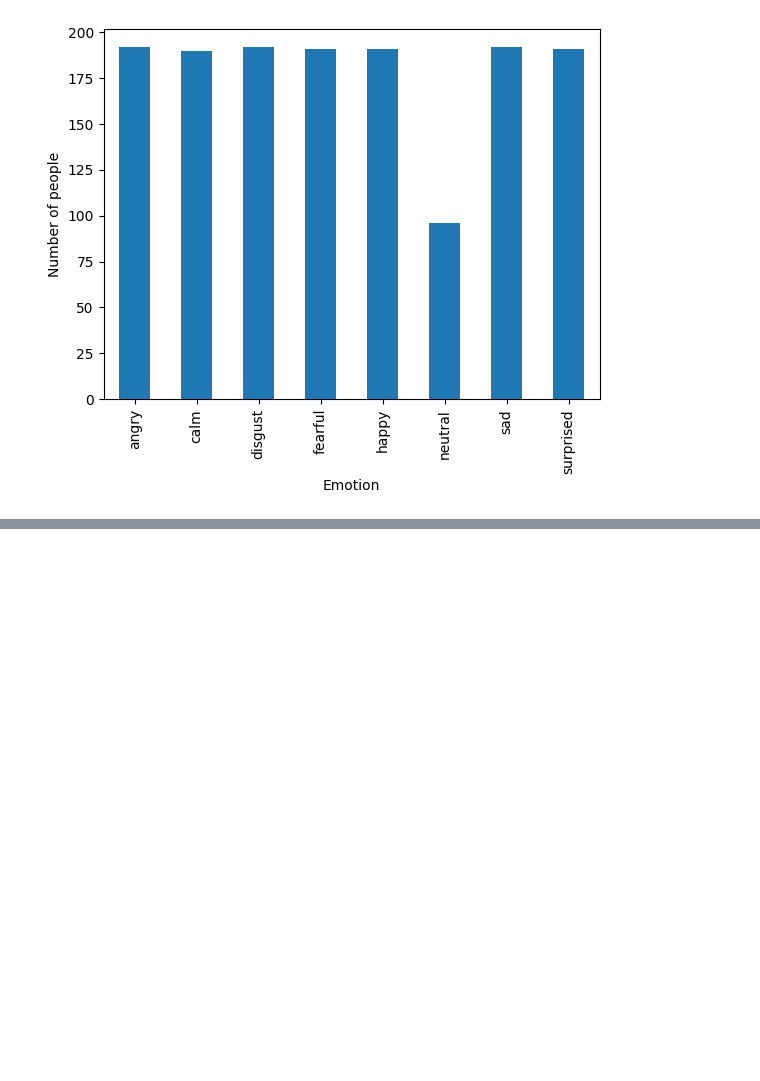
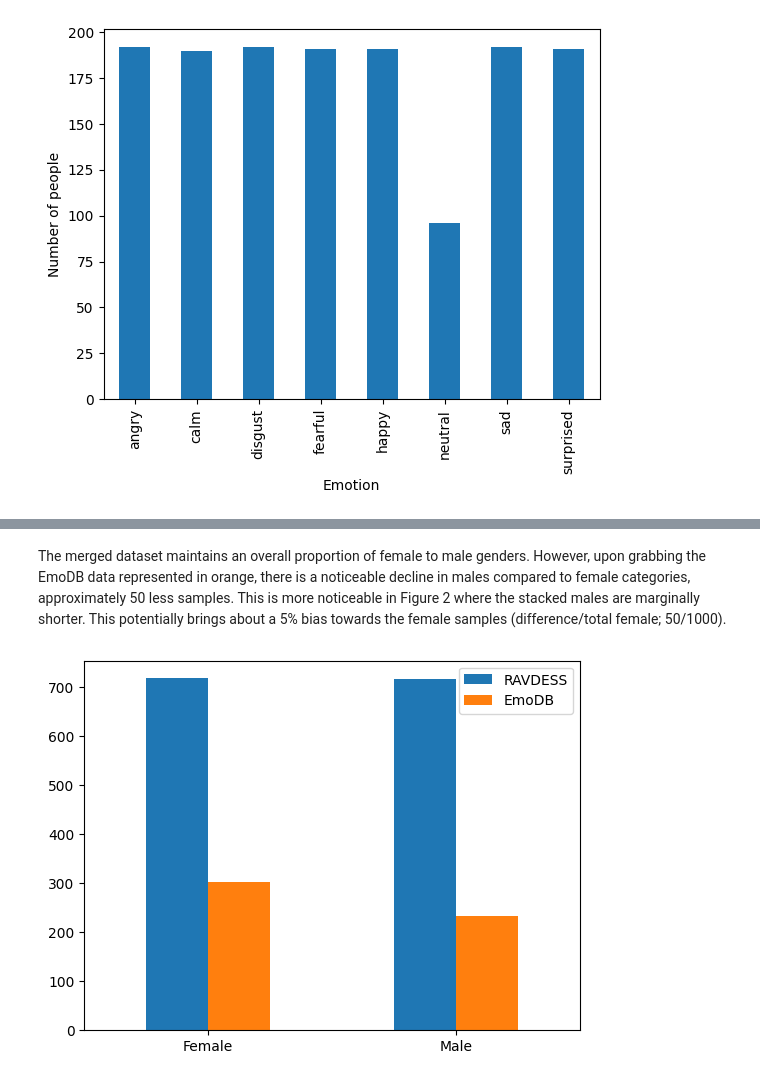
Before and after one commit to SorrenJ/Week-2_Data_Preprocessing, a Jupyter notebook: Week_2_Data_Preprocessing.ipynb, the cells around one changed output, grey strips where cells are left out. Cells and saved outputs as stored; diff of their text form; code cells hidden in the pictures; blank space fills up the shorter version.

Commit message:
Created merged dataframes and visualizations

```diff
--- a/Week_2_Data_Preprocessing.ipynb
+++ b/Week_2_Data_Preprocessing.ipynb
@@ -1230,0 +1250,15 @@ py.show()
+# %% [markdown]
+The merged dataset maintains an overall proportion of female to male genders. However, upon grabbing the EmoDB data represented in orange, there is a noticeable decline in males compared to female categories, approximately 50 less samples. This is more noticeable in Figure 2 where the stacked males are marginally shorter. This potentially brings about a 5% bias towards the female samples (difference/total female; 50/1000).
+# %%
+import matplotlib.pyplot as py
+import seaborn as sea
+
+ravdess = ravdess_df.groupby('Gender').size()
+emodb = emodb_df.groupby('Gender').size()
+index = ['Female','Male']
+df = pd.DataFrame({'RAVDESS':ravdess,
+                   'EmoDB':emodb}, index=index)
+
+ax = df.plot.bar(rot=0)
+# %% [output]
+[figure, added]
```
Also changed, not shown: parts of 10 cells of this notebook.
